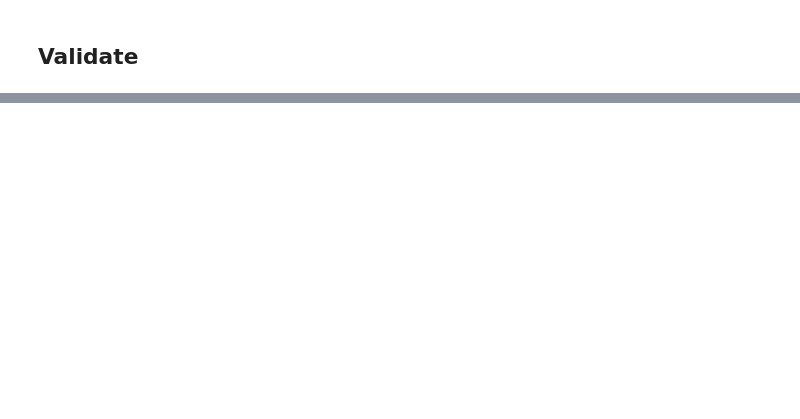
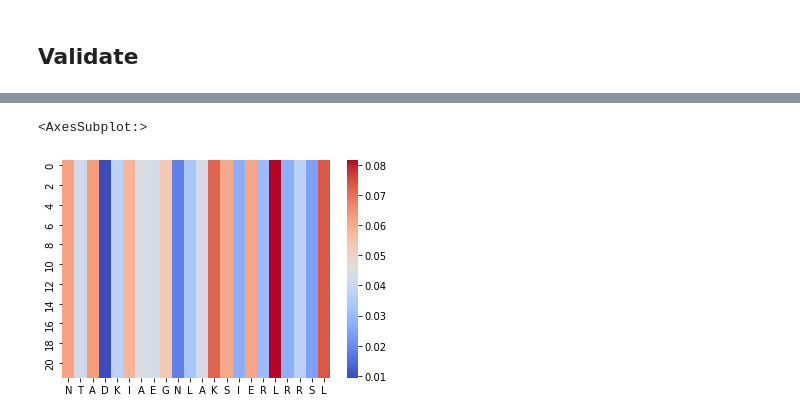
Before and after one commit to labstructbioinf/HAMPpred, a Jupyter notebook: notebooks/train_hamp_full_seq.ipynb, the cells around one changed output, grey strips where cells are left out. Saved outputs shown, nothing was run; the diff lists cells and outputs as text; code cells hidden in the pictures; blank space fills up the shorter version.

```diff
--- a/notebooks/train_hamp_full_seq.ipynb
+++ b/notebooks/train_hamp_full_seq.ipynb
@@ -167,0 +641,8 @@ Text(0.5, 1.0, 'Predictions for validation set')
+# %%
+operator = MultiChainOperator(MultiEncoder([RadiousPhobosEncoder(), OneHotEncoderSeq()]), SeqWindow(11, 11), RadianEncoder(100),  SeqWindow(11, 11, null_char=[[0]]),
+                                      parallel=True)
+conf = PredictionConfig(None, operator)
+fig, ax = plt.subplots()
+fig.set_size_inches(11.7, 8.27)
+mod = Predictor('hamp_rot', config=conf)
+mm, labels = mod.process_data(['NTADKIAEGNLAKSIERLRRSL'], kind='importance_describer', out_kind='heatmap')
@@ -167,0 +668,5 @@ Text(0.5, 1.0, 'Predictions for validation set')
+# %%
+sns.heatmap(mm, xticklabels=labels,  cmap='coolwarm')
+# %% [output]
+<AxesSubplot:>
+[figure, added]
```
Also changed, not shown: parts of 44 cells of this notebook, 4 other files.
